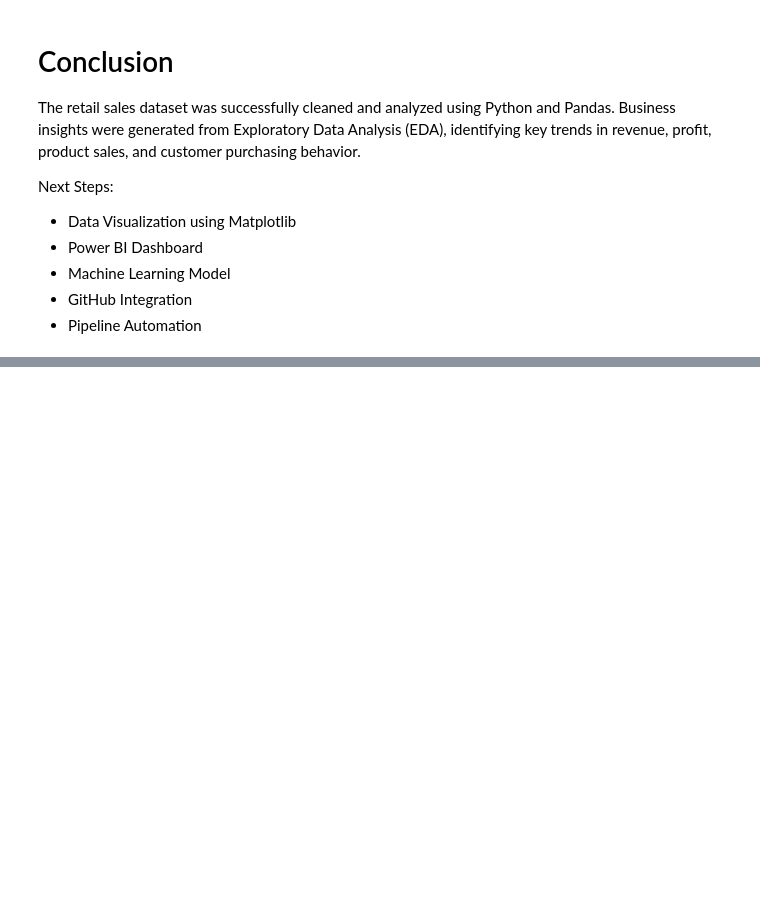
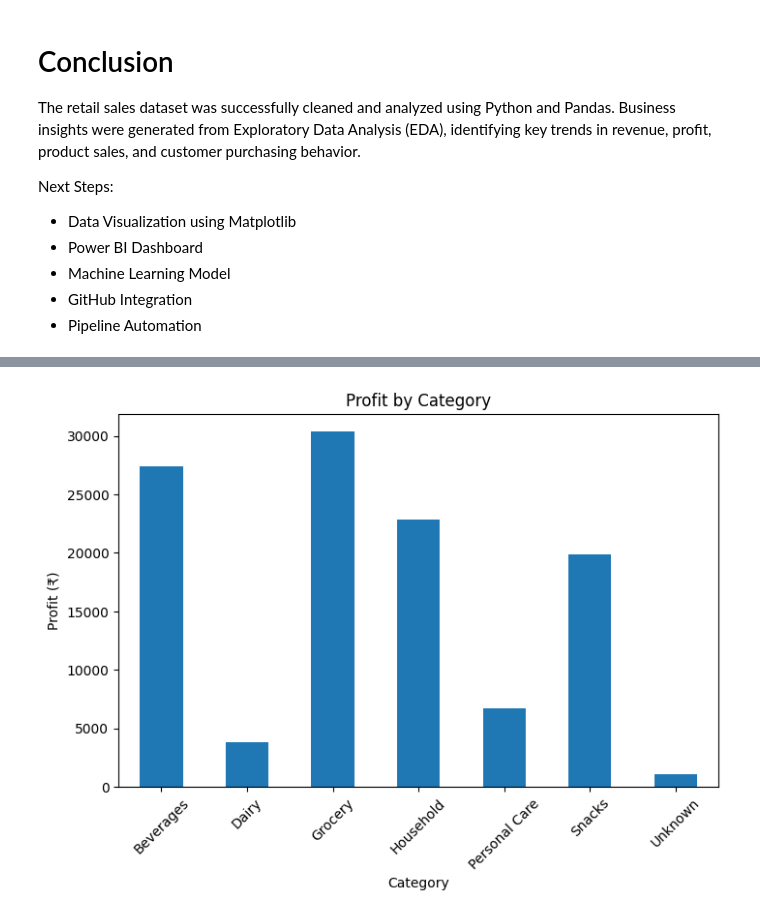
Before and after one commit to jeniferrajamuthu2k7-maker/RetailIQ-AI-Retail-Analytics, a Jupyter notebook: notebooks/Retailstores.ipynb, the cells around one changed output, grey strips where cells are left out. Drawn from its saved outputs; the diff is of its cells as text; code cells hidden in the pictures; blank space fills up the shorter version.

```diff
--- a/notebooks/Retailstores.ipynb
+++ b/notebooks/Retailstores.ipynb
@@ -543,0 +567,15 @@ Next Steps:
+# %%
+category_profit = df.groupby("Category")["Profit"].sum()
+
+plt.figure(figsize=(8,5))
+category_profit.plot(kind="bar")
+
+plt.title("Profit by Category")
+plt.xlabel("Category")
+plt.ylabel("Profit (₹)")
+
+plt.xticks(rotation=45)
+
+plt.show()
+# %% [output]
+[figure, added]
```
Also changed, not shown: parts of 9 cells of this notebook.
